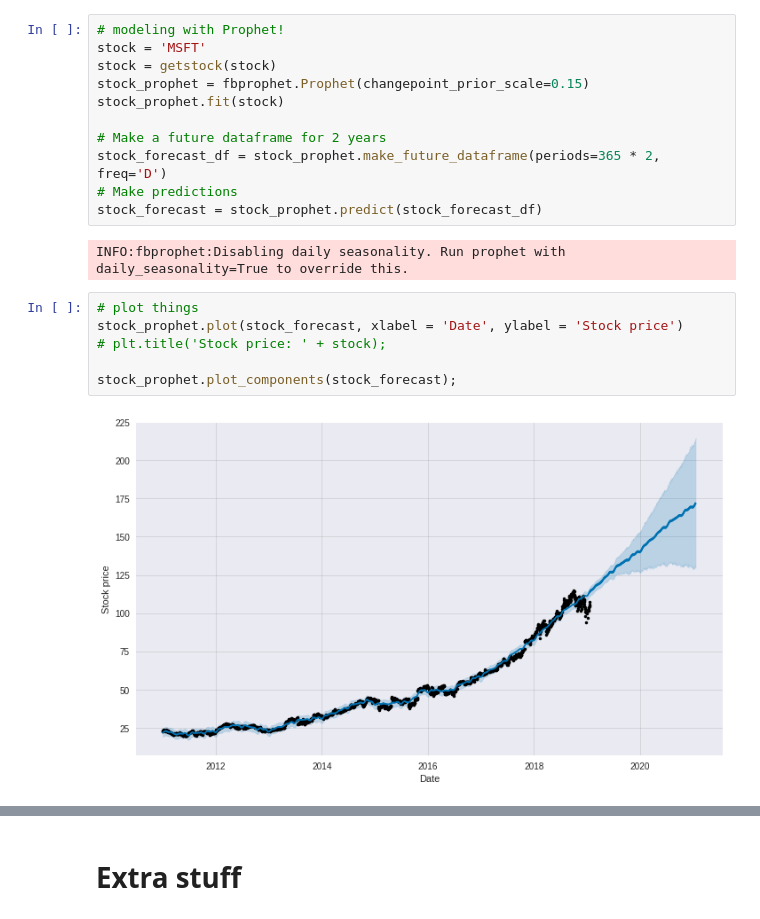
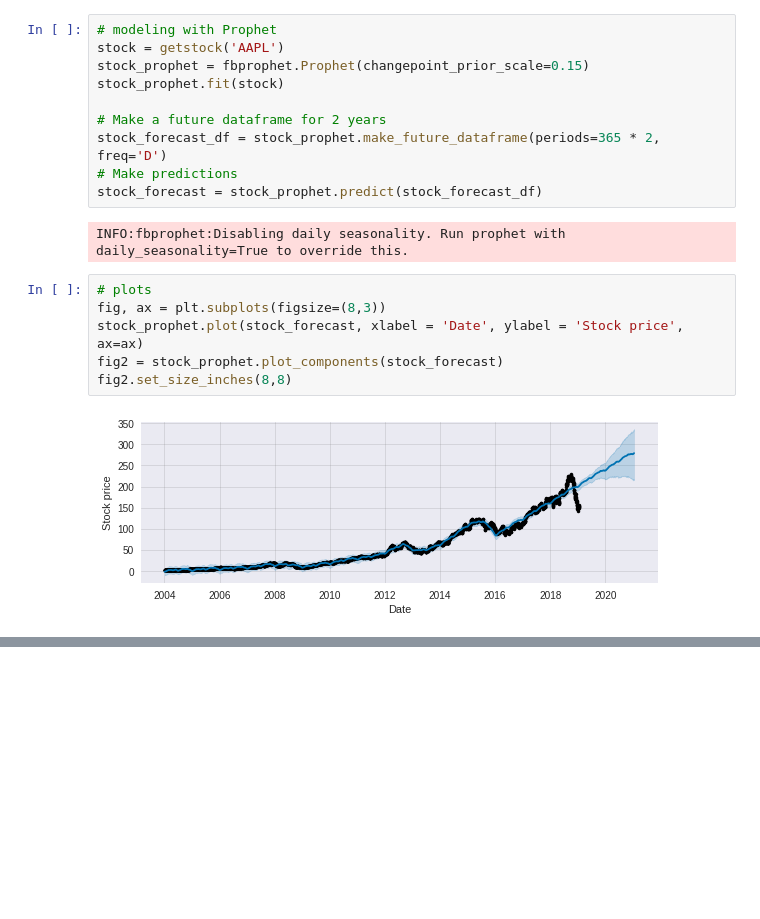
Before and after one commit to amandakeasson/ML_projects, a Jupyter notebook: stocks.ipynb, the cells around one changed output, grey strips where cells are left out. Cells and saved outputs as stored; diff of their text form; blank space fills up the shorter version.

```diff
--- a/stocks.ipynb
+++ b/stocks.ipynb
@@ -120,7 +103,6 @@ plt.show()
 # %%
-# modeling with Prophet!
-stock = 'MSFT'
-stock = getstock(stock)
+# modeling with Prophet
+stock = getstock('AAPL')
 stock_prophet = fbprophet.Prophet(changepoint_prior_scale=0.15)
 stock_prophet.fit(stock)
 
@@ -131,10 +113,10 @@ stock_forecast = stock_prophet.predict(stock_forecast_df)
 # %% [output]
 INFO:fbprophet:Disabling daily seasonality. Run prophet with daily_seasonality=True to override this.
 # %%
-# plot things
-stock_prophet.plot(stock_forecast, xlabel = 'Date', ylabel = 'Stock price')
-# plt.title('Stock price: ' + stock);
-
-stock_prophet.plot_components(stock_forecast);
+# plots
+fig, ax = plt.subplots(figsize=(8,3))
+stock_prophet.plot(stock_forecast, xlabel = 'Date', ylabel = 'Stock price', ax=ax)
+fig2 = stock_prophet.plot_components(stock_forecast)
+fig2.set_size_inches(8,8)
 # %% [output]
-[figure, old version]
+[figure, new version]
@@ -142,2 +123,0 @@ stock_prophet.plot_components(stock_forecast);
-# %% [markdown]
-# Extra stuff
```
Also changed, not shown: parts of 12 cells of this notebook.
